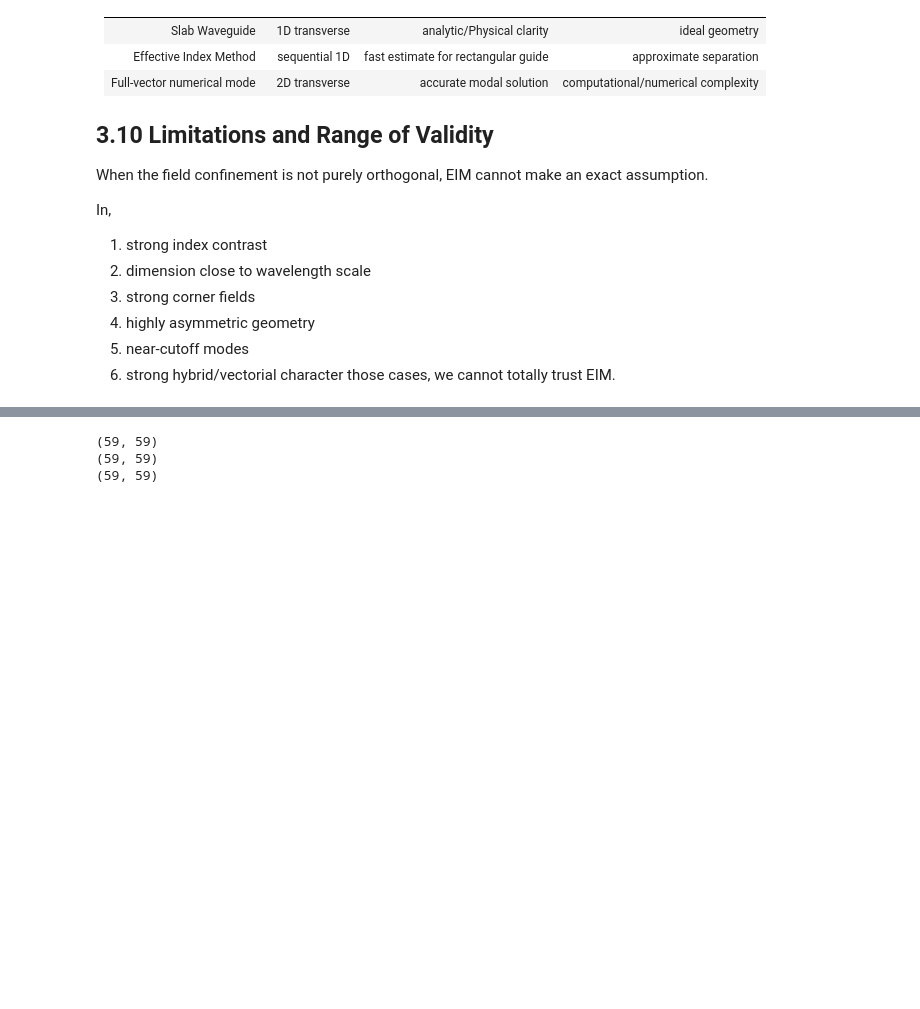
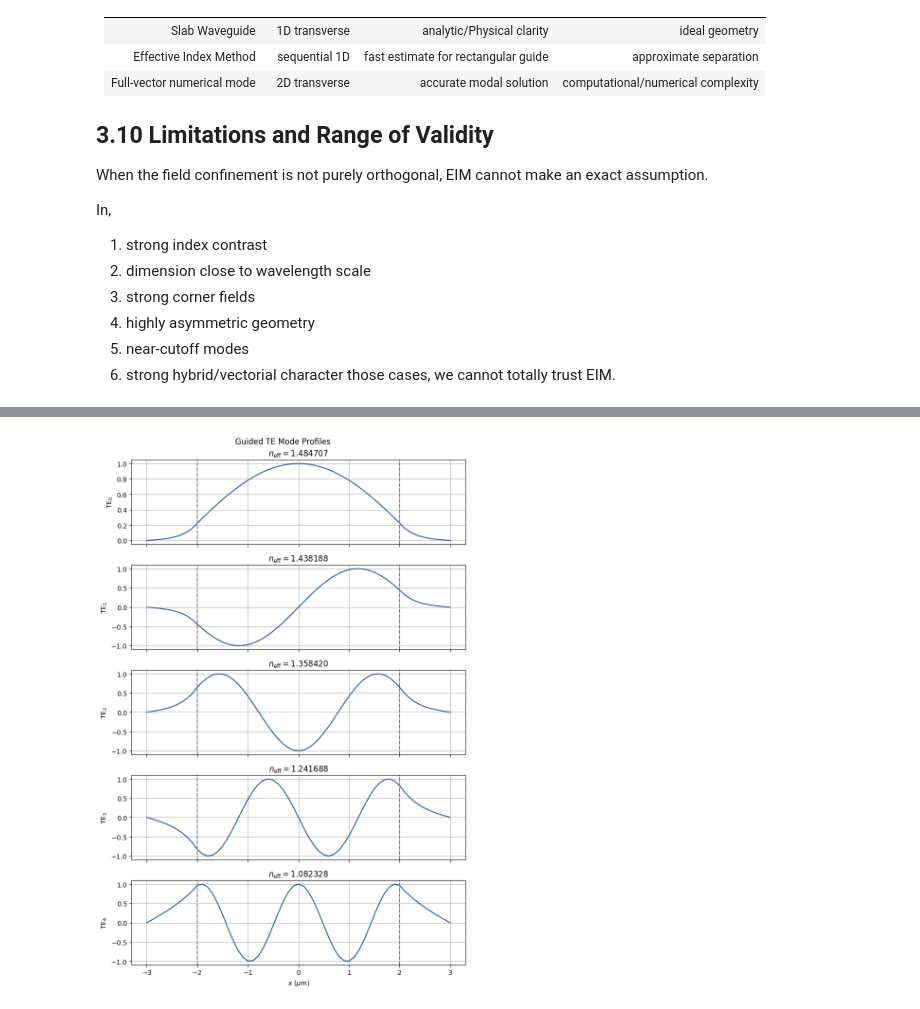
Before and after one commit to hyerim1212/maxwell-to-programmable-photonics, a Jupyter notebook: notebooks/09_guided_waves_and_dielectric_waveguide_modes.ipynb, the cells around one changed output, grey strips where cells are left out. Cells and saved outputs as stored; diff of their text form; code cells hidden in the pictures; blank space fills up the shorter version.

```diff
--- a/notebooks/09_guided_waves_and_dielectric_waveguide_modes.ipynb
+++ b/notebooks/09_guided_waves_and_dielectric_waveguide_modes.ipynb
@@ -612,6 +613,7 @@ eigensolver: Python/Scipy
 
 Homogeneous Dirichlet boundary conditions are imposed at the artificial computational boundaries, which are placed sufficiently far from the waveguide core such that the evanescent field is expected to be negligible.
 # %%
+#initial condition
 x = np.linspace(-3, 3, 61)
 delta_x = x[1] - x[0]
 
@@ -622,6 +624,7 @@ lambda_0 = 2.0 #um
 k_0 = 2 * np.pi / lambda_0
 core_width = 4.0 #um
 
+#n
 def slab_index_profile(x: np.ndarray, core_width: float, refractive_index_core: float, refractive_index_cladding: float):
 
     core_region = np.abs(x) <= core_width / 2
@@ -639,15 +642,75 @@ D = (np.diag(main_diag) + np.diag(off_diag, -1) + np.diag(off_diag, 1))/ delta_x
 # waveguide operator
 n = slab_index_profile(x, core_width, 1.5, 1.0)
 n_int = n[1:-1]
-
 n_squared_diag = np.diag(n_int**2)
 
 A = D + ((k_0)**2) * n_squared_diag
-
-print(D.shape)
-print(n_squared_diag.shape)
-print(A.shape)
-# %% [output]
-(59, 59)
-(59, 59)
-(59, 59)
+# %%
+#eigensolver
+eigenvalues, eigenvectors = eigh(A)
+
+#
+lower_bound = (k_0 * 1.0)**2
+upper_bound = (k_0 * 1.5)**2
+guided_mask = ((eigenvalues > lower_bound) & (eigenvalues < upper_bound))
+
+guided_eigenvalues = eigenvalues[guided_mask]
+guided_eigenvectors = eigenvectors[:, guided_mask]
+
+fig, axes = plt.subplots(
+    guided_eigenvalues.size,
+    1,
+    figsize=(8, 12),
+    sharex=True
+)
+
+#차원 맞추기
+for mode_order in range(guided_eigenvalues.size):
+
+    column_index = -(mode_order + 1)
+
+    mode = guided_eigenvectors[:, column_index]
+
+    mode_full = np.zeros(N_total)
+    mode_full[1:-1] = mode
+
+    mode_full = mode_full / np.max(np.abs(mode_full))
+
+    ax = axes[mode_order]
+
+    ax.plot(
+        x,
+        mode_full,
+        color=COLORS["numerical"]
+    )
+
+    ax.axvline(
+        -core_width / 2,
+        linestyle="--",
+        color = "grey"
+    )
+
+    ax.axvline(
+        core_width / 2,
+        linestyle="--",
+        color = "grey"
+    )
+
+    ax.set_ylabel(
+        rf"TE$_{{{mode_order}}}$"
+    )
+
+    ax.set_title(
+        rf"$n_{{\mathrm{{eff}}}} = {guided_neff[column_index]:.6f}$"
+    )
+
+    ax.grid()
+
+axes[-1].set_xlabel(r"$x\;(\mu\mathrm{m})$")
+
+fig.suptitle("Guided TE Mode Profiles")
+
+plt.tight_layout()
+plt.show()
+# %% [output]
+[figure, added]
```
Also changed, not shown: parts of 2 cells of this notebook.
